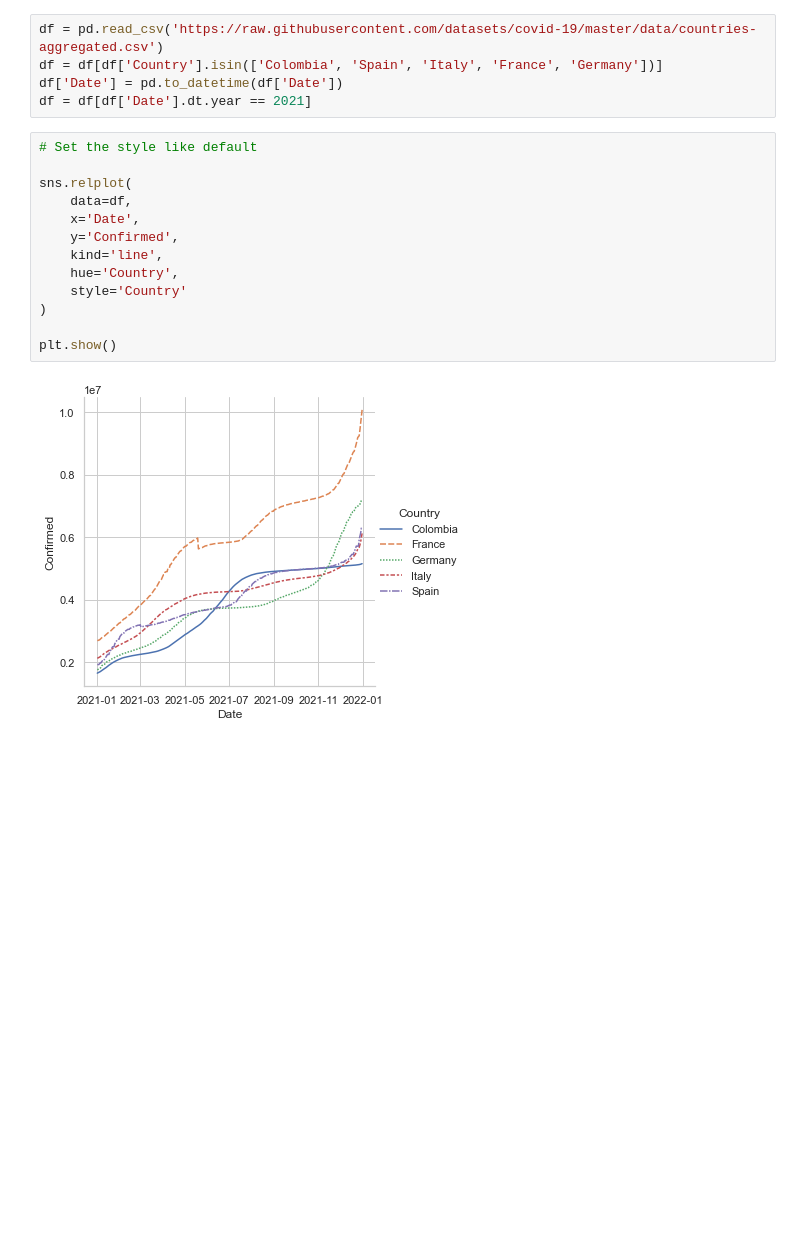
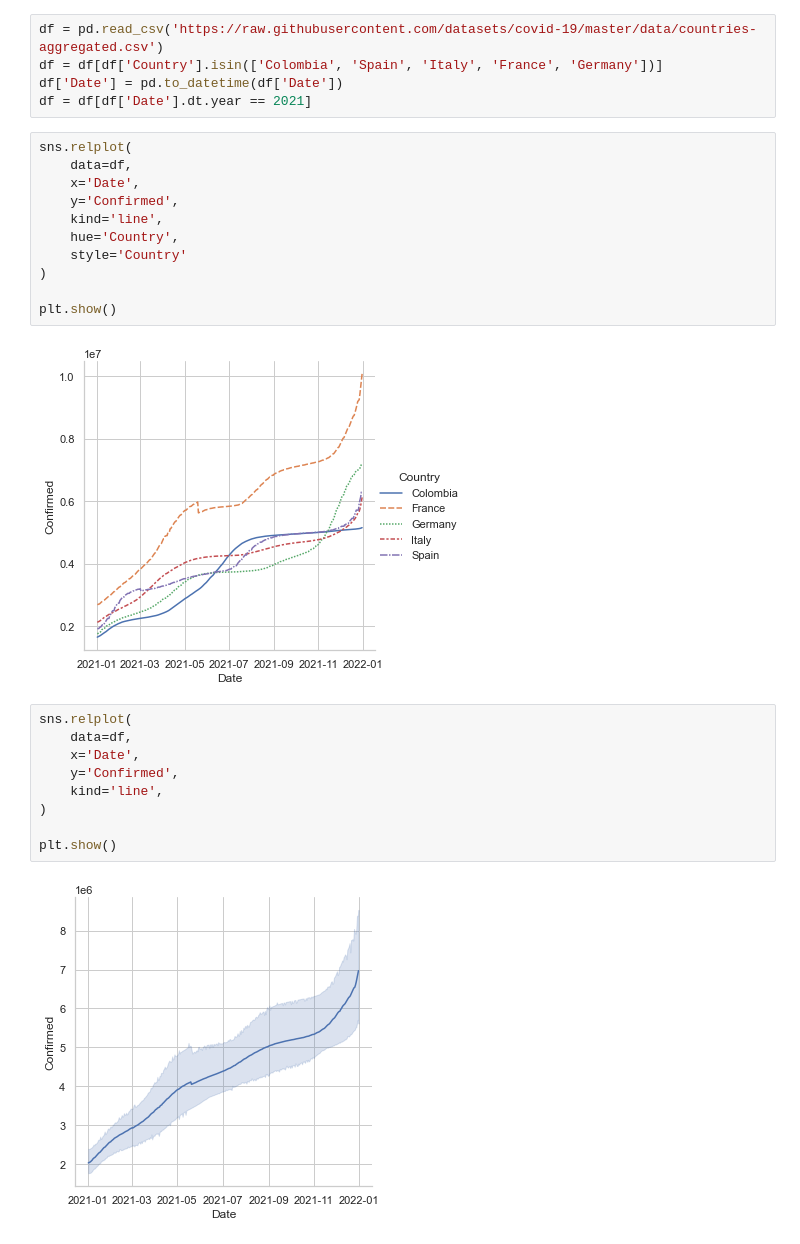
Before and after one commit to JuanFeA98/DataCamp, a Jupyter notebook: Visualization with Seaborn/02. Visualizing Two Quantitative Variables.ipynb, the cells around one changed output. Saved outputs shown, nothing was run; the diff lists cells and outputs as text; blank space fills up the shorter version.

```diff
--- a/Visualization with Seaborn/02. Visualizing Two Quantitative Variables.ipynb
+++ b/Visualization with Seaborn/02. Visualizing Two Quantitative Variables.ipynb
@@ -76,8 +76,6 @@ df = df[df['Country'].isin(['Colombia', 'Spain', 'Italy', 'France', 'Germany'])]
 df['Date'] = pd.to_datetime(df['Date'])
 df = df[df['Date'].dt.year == 2021]
 # %%
-# Set the style like default
-
 sns.relplot(
     data=df,
     x='Date',
@@ -90,3 +88,14 @@ sns.relplot(
 plt.show()
 # %% [output]
 [figure]
+# %%
+sns.relplot(
+    data=df,
+    x='Date',
+    y='Confirmed',
+    kind='line',
+)
+
+plt.show()
+# %% [output]
+[figure, added]
```
Also changed, not shown: parts of 2 cells of this notebook, 1 other file.
